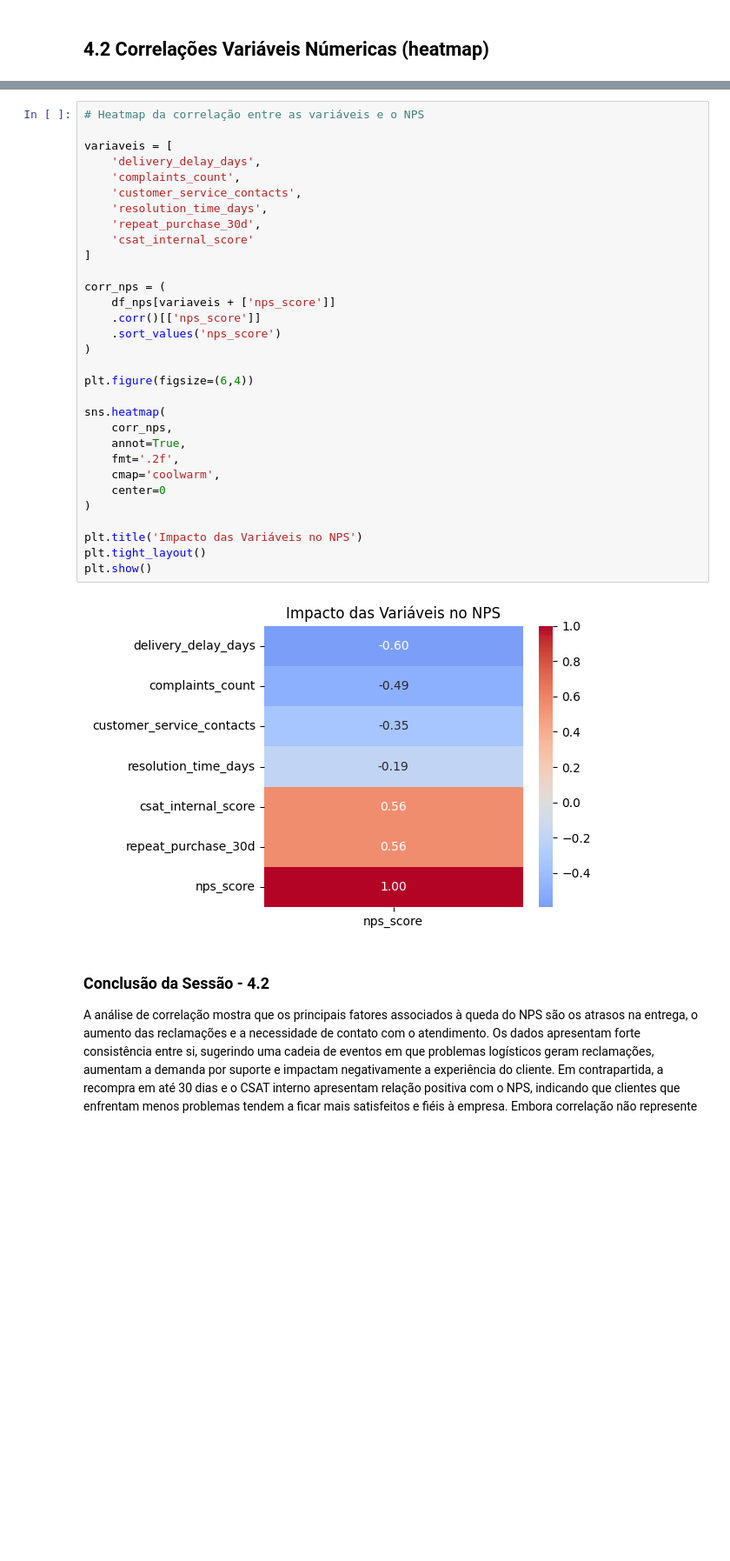
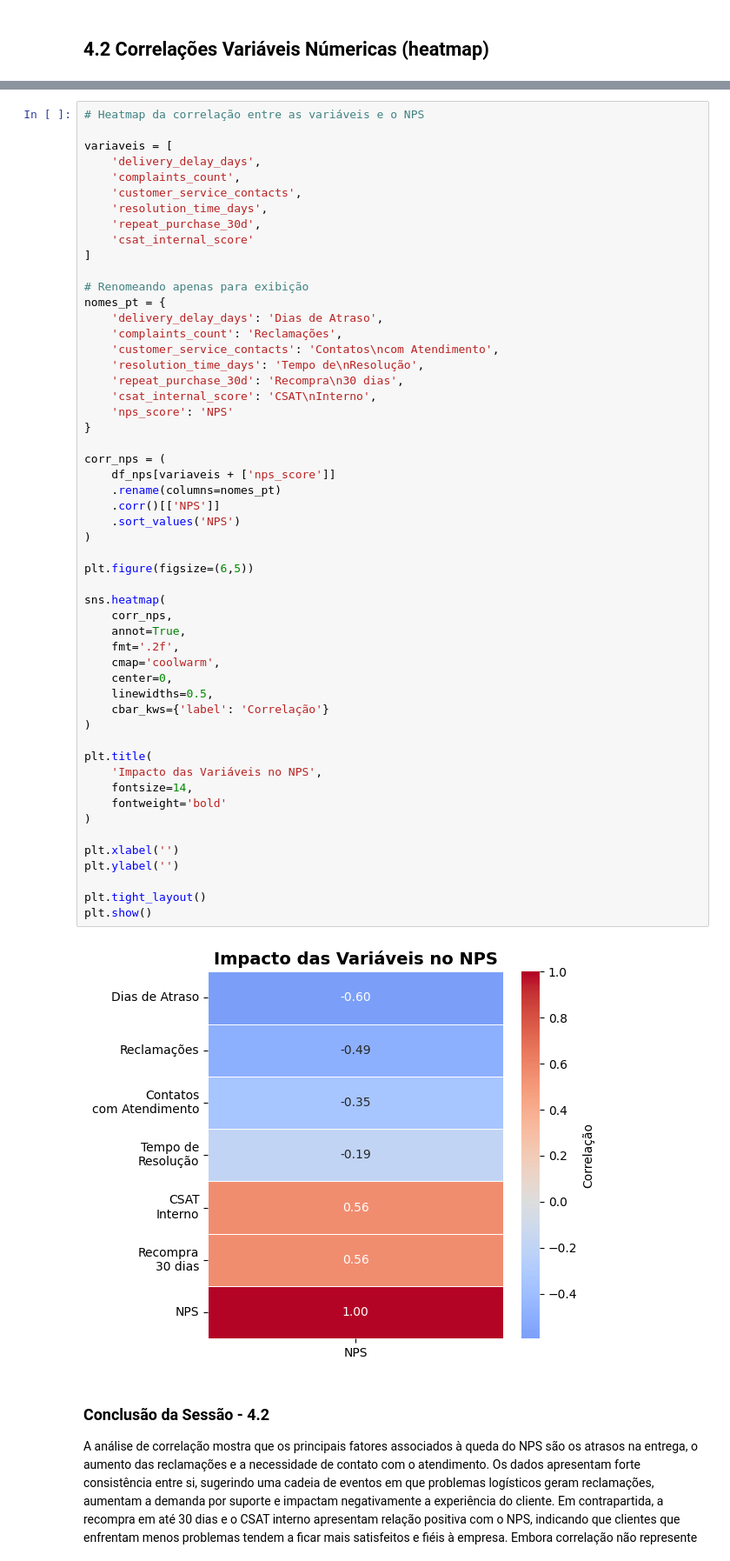
Before and after one commit to GabrielButti/tech_challenge_1, a Jupyter notebook: notebooks/analise_exploratoria_dados.ipynb, the cells around one changed output, grey strips where cells are left out. Shown at 87% size. Saved outputs shown, nothing was run; the diff lists cells and outputs as text; blank space fills up the shorter version.

```diff
--- a/notebooks/tech_challenge_v2.ipynb
+++ b/notebooks/analise_exploratoria_dados.ipynb
@@ -332,36 +388,58 @@ plt.show()
 # %%
 # Heatmap da correlação entre as variáveis e o NPS
 
 variaveis = [
     'delivery_delay_days',
     'complaints_count',
     'customer_service_contacts',
     'resolution_time_days',
     'repeat_purchase_30d',
     'csat_internal_score'
 ]
 
+# Renomeando apenas para exibição
+nomes_pt = {
+    'delivery_delay_days': 'Dias de Atraso',
+    'complaints_count': 'Reclamações',
+    'customer_service_contacts': 'Contatos\ncom Atendimento',
+    'resolution_time_days': 'Tempo de\nResolução',
+    'repeat_purchase_30d': 'Recompra\n30 dias',
+    'csat_internal_score': 'CSAT\nInterno',
+    'nps_score': 'NPS'
+}
+
 corr_nps = (
     df_nps[variaveis + ['nps_score']]
-    .corr()[['nps_score']]
-    .sort_values('nps_score')
+    .rename(columns=nomes_pt)
+    .corr()[['NPS']]
+    .sort_values('NPS')
 )
 
-plt.figure(figsize=(6,4))
+plt.figure(figsize=(6,5))
 
 sns.heatmap(
     corr_nps,
     annot=True,
     fmt='.2f',
     cmap='coolwarm',
-    center=0
+    center=0,
+    linewidths=0.5,
+    cbar_kws={'label': 'Correlação'}
 )
 
-plt.title('Impacto das Variáveis no NPS')
+plt.title(
+    'Impacto das Variáveis no NPS',
+    fontsize=14,
+    fontweight='bold'
+)
+
+plt.xlabel('')
+plt.ylabel('')
+
 plt.tight_layout()
 plt.show()
 # %% [output]
-[figure, old version]
+[figure, new version]
 # %% [markdown]
 ### Conclusão da Sessão - 4.2
 
```
Also changed, not shown: parts of 11 cells of this notebook, 4 other files.
